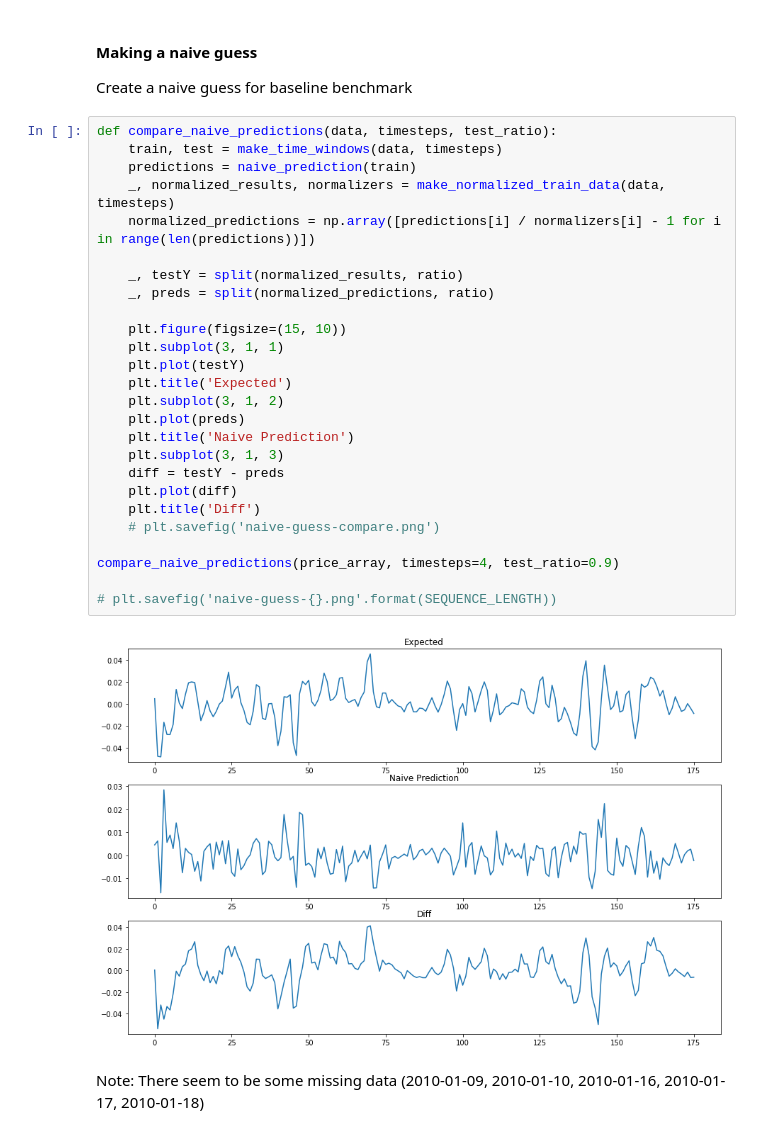
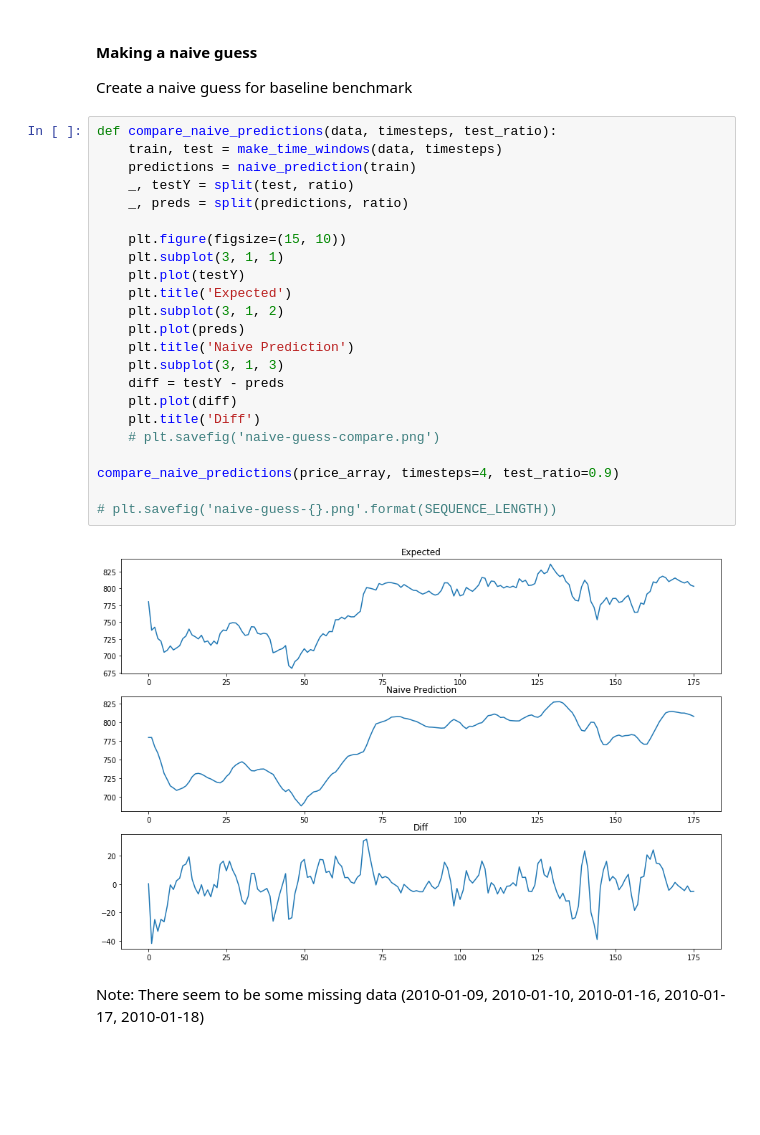
Before and after one commit to vhquang/machine-learning, a Jupyter notebook: stock-price.ipynb, the cells around one changed output. Saved outputs shown, nothing was run; the diff lists cells and outputs as text; blank space fills up the shorter version.

Commit message:
add denormalize function to return data into values

```diff
--- a/stock-price.ipynb
+++ b/stock-price.ipynb
@@ -207,31 +207,28 @@ Create a naive guess for baseline benchmark
 # %%
 def compare_naive_predictions(data, timesteps, test_ratio):
     train, test = make_time_windows(data, timesteps)
     predictions = naive_prediction(train)
-    _, normalized_results, normalizers = make_normalized_train_data(data, timesteps)
-    normalized_predictions = np.array([predictions[i] / normalizers[i] - 1 for i in range(len(predictions))])
-
-    _, testY = split(normalized_results, ratio)
-    _, preds = split(normalized_predictions, ratio)
+    _, testY = split(test, ratio)
+    _, preds = split(predictions, ratio)
 
     plt.figure(figsize=(15, 10))
     plt.subplot(3, 1, 1)
     plt.plot(testY)
     plt.title('Expected')
     plt.subplot(3, 1, 2)
     plt.plot(preds)
     plt.title('Naive Prediction')
     plt.subplot(3, 1, 3)
     diff = testY - preds
     plt.plot(diff)
     plt.title('Diff')
     # plt.savefig('naive-guess-compare.png')
 
 compare_naive_predictions(price_array, timesteps=4, test_ratio=0.9)
 
 # plt.savefig('naive-guess-{}.png'.format(SEQUENCE_LENGTH))
 # %% [output]
-[figure, old version]
+[figure, new version]
 # %% [markdown]
 Note: There seem to be some missing data (2010-01-09, 2010-01-10, 2010-01-16, 2010-01-17, 2010-01-18)
 # %%
```
Also changed, not shown: parts of 1 cell of this notebook, 1 other file.
